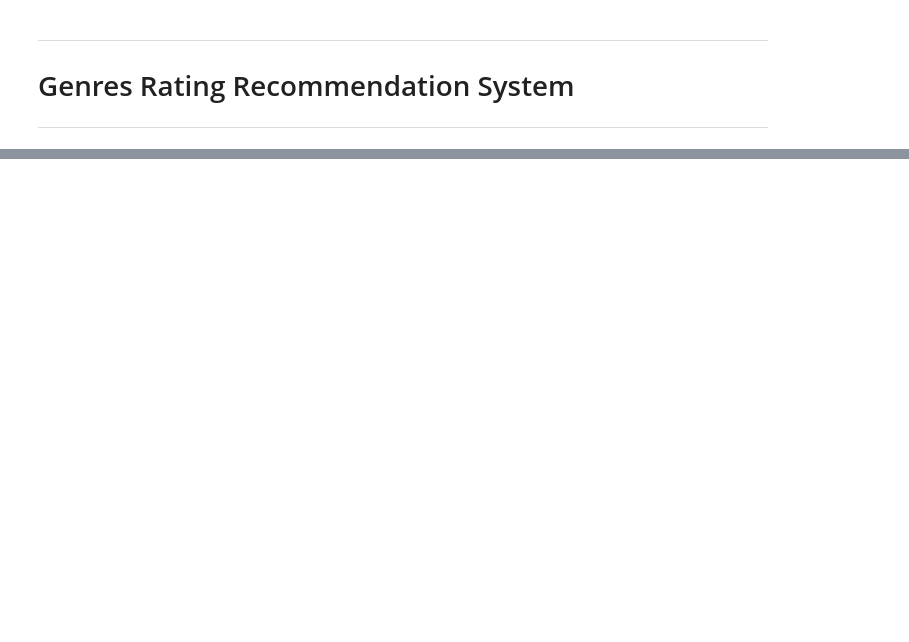
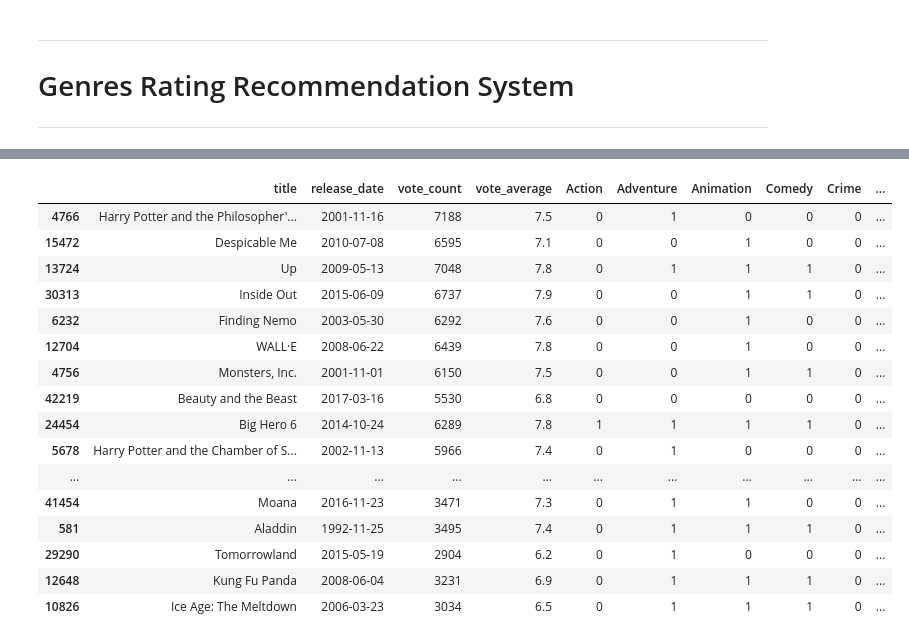
Before and after one commit to denissotnikov4/movie-recommender-systems, a Jupyter notebook: rating_recommendation_system.ipynb, the cells around one changed output, grey strips where cells are left out. Saved outputs shown, nothing was run; the diff lists cells and outputs as text; code cells hidden in the pictures; blank space fills up the shorter version.

```diff
--- a/rating_recommendation_system.ipynb
+++ b/rating_recommendation_system.ipynb
@@ -210,0 +242,20 @@ def genres_vote(genre):
+# %%
+genres_vote(df, 'Family')
+# %% [output]
+|  | title | release_date | vote_count | vote_average | Action | Adventure | Animation | Comedy | Crime | ... |
+| 4766 | Harry Potter and the Philosopher'... | 2001-11-16 | 7188 | 7.5 | 0 | 1 | 0 | 0 | 0 | ... |
+| 15472 | Despicable Me | 2010-07-08 | 6595 | 7.1 | 0 | 0 | 1 | 0 | 0 | ... |
+| 13724 | Up | 2009-05-13 | 7048 | 7.8 | 0 | 1 | 1 | 1 | 0 | ... |
+| 30313 | Inside Out | 2015-06-09 | 6737 | 7.9 | 0 | 0 | 1 | 1 | 0 | ... |
+| 6232 | Finding Nemo | 2003-05-30 | 6292 | 7.6 | 0 | 0 | 1 | 0 | 0 | ... |
+| 12704 | WALL·E | 2008-06-22 | 6439 | 7.8 | 0 | 0 | 1 | 0 | 0 | ... |
+| 4756 | Monsters, Inc. | 2001-11-01 | 6150 | 7.5 | 0 | 0 | 1 | 1 | 0 | ... |
+| 42219 | Beauty and the Beast | 2017-03-16 | 5530 | 6.8 | 0 | 0 | 0 | 0 | 0 | ... |
+| 24454 | Big Hero 6 | 2014-10-24 | 6289 | 7.8 | 1 | 1 | 1 | 1 | 0 | ... |
+| 5678 | Harry Potter and the Chamber of S... | 2002-11-13 | 5966 | 7.4 | 0 | 1 | 0 | 0 | 0 | ... |
+| ... | ... | ... | ... | ... | ... | ... | ... | ... | ... | ... |
+| 41454 | Moana | 2016-11-23 | 3471 | 7.3 | 0 | 1 | 1 | 0 | 0 | ... |
+| 581 | Aladdin | 1992-11-25 | 3495 | 7.4 | 0 | 1 | 1 | 1 | 0 | ... |
+| 29290 | Tomorrowland | 2015-05-19 | 2904 | 6.2 | 0 | 1 | 0 | 0 | 0 | ... |
+| 12648 | Kung Fu Panda | 2008-06-04 | 3231 | 6.9 | 0 | 1 | 1 | 1 | 0 | ... |
+| 10826 | Ice Age: The Meltdown | 2006-03-23 | 3034 | 6.5 | 0 | 1 | 1 | 1 | 0 | ... |
```
Also changed, not shown: parts of 5 cells of this notebook.
